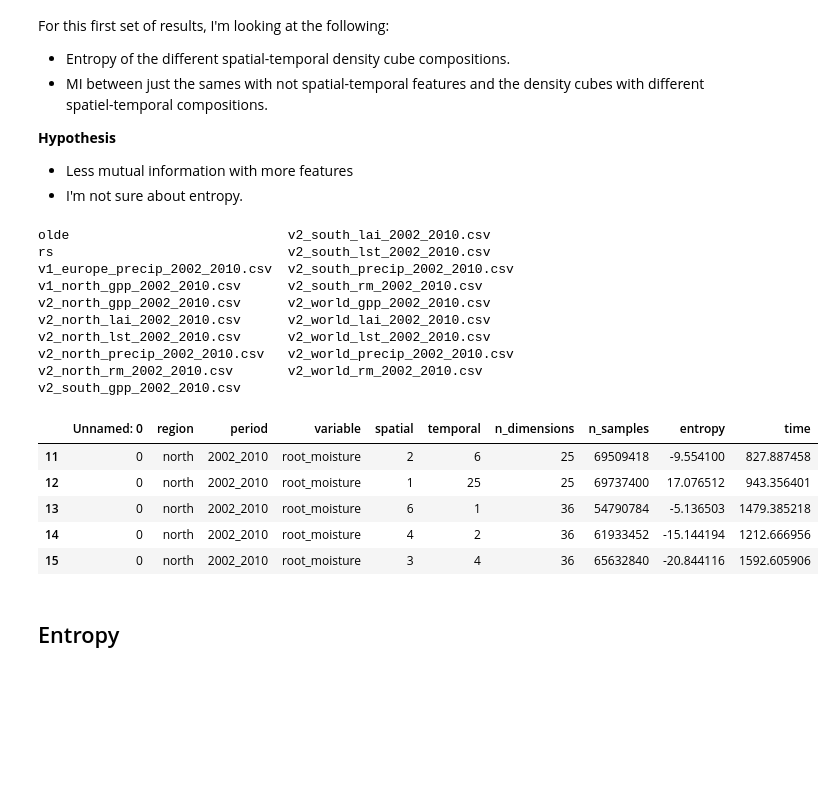
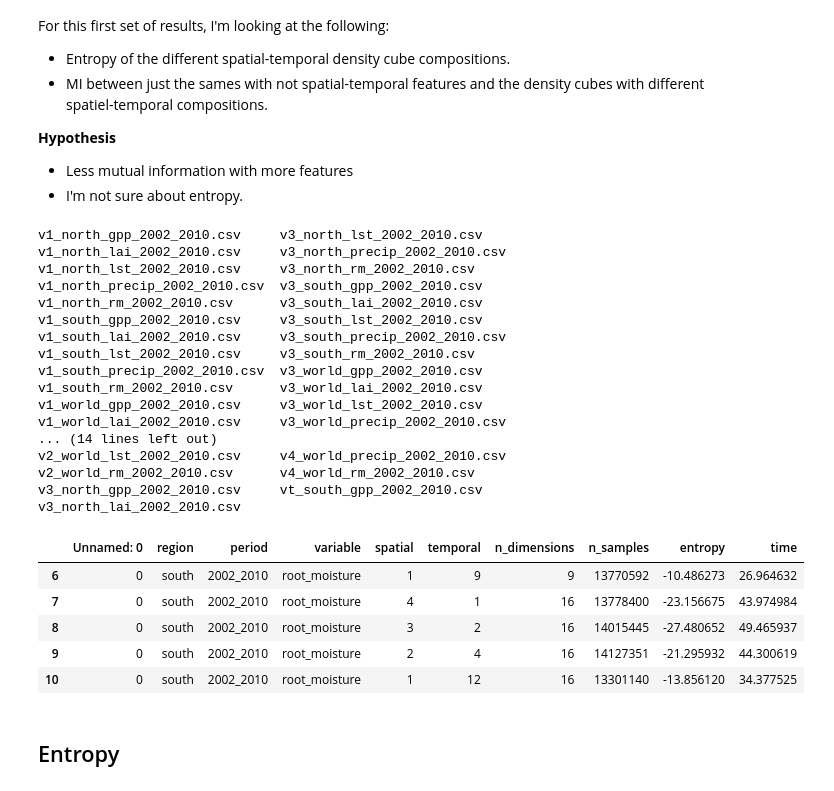
Before and after one commit to jejjohnson/rbig_eo, a Jupyter notebook: notebooks/spatial_temporal/4.1_infoearth_viz_entropy.ipynb, the cells around one changed output. Saved outputs shown, nothing was run; the diff lists cells and outputs as text; code cells hidden in the pictures; blank space fills up the shorter version.

```diff
--- a/notebooks/spatial_temporal/4.1_infoearth_viz_entropy.ipynb
+++ b/notebooks/spatial_temporal/4.1_infoearth_viz_entropy.ipynb
@@ -89,41 +89,48 @@ For this first set of results, I'm looking at the following:
 * Less mutual information with more features
 * I'm not sure about entropy.
 # %%
-RES_PATH = pathlib.Path(str(root)).joinpath("data/spa_temp/info_earth/entropy")
+RES_PATH = pathlib.Path(str(root)).joinpath("data/spa_temp/info_earth/entropy/rs")
 FIG_PATH = pathlib.Path(str(root)).joinpath("reports/figures/spa_temp/demos/infoearth/spain")
 # %%
 !ls $RES_PATH
 # %% [output]
-olde                            v2_south_lai_2002_2010.csv
-rs                              v2_south_lst_2002_2010.csv
-v1_europe_precip_2002_2010.csv  v2_south_precip_2002_2010.csv
-v1_north_gpp_2002_2010.csv      v2_south_rm_2002_2010.csv
-v2_north_gpp_2002_2010.csv      v2_world_gpp_2002_2010.csv
-v2_north_lai_2002_2010.csv      v2_world_lai_2002_2010.csv
-v2_north_lst_2002_2010.csv      v2_world_lst_2002_2010.csv
-v2_north_precip_2002_2010.csv   v2_world_precip_2002_2010.csv
-v2_north_rm_2002_2010.csv       v2_world_rm_2002_2010.csv
-v2_south_gpp_2002_2010.csv
+v1_north_gpp_2002_2010.csv     v3_north_lst_2002_2010.csv
+v1_north_lai_2002_2010.csv     v3_north_precip_2002_2010.csv
+v1_north_lst_2002_2010.csv     v3_north_rm_2002_2010.csv
+v1_north_precip_2002_2010.csv  v3_south_gpp_2002_2010.csv
+v1_north_rm_2002_2010.csv      v3_south_lai_2002_2010.csv
+v1_south_gpp_2002_2010.csv     v3_south_lst_2002_2010.csv
+v1_south_lai_2002_2010.csv     v3_south_precip_2002_2010.csv
+v1_south_lst_2002_2010.csv     v3_south_rm_2002_2010.csv
+v1_south_precip_2002_2010.csv  v3_world_gpp_2002_2010.csv
+v1_south_rm_2002_2010.csv      v3_world_lai_2002_2010.csv
+v1_world_gpp_2002_2010.csv     v3_world_lst_2002_2010.csv
+v1_world_lai_2002_2010.csv     v3_world_precip_2002_2010.csv
+... (14 lines left out)
+v2_world_lst_2002_2010.csv     v4_world_precip_2002_2010.csv
+v2_world_rm_2002_2010.csv      v4_world_rm_2002_2010.csv
+v3_north_gpp_2002_2010.csv     vt_south_gpp_2002_2010.csv
+v3_north_lai_2002_2010.csv
 # %%
 period = "2002_2010"
 variable = "rm"
 version = "v2"
 save_name = f"{variable}_{period}"
 
 # read csv file
 results_df = pd.concat([
     pd.read_csv(str(RES_PATH.joinpath(f'{version}_north_{save_name}.csv'))),
-#     pd.read_csv(str(RES_PATH.joinpath(f'v2_south_{save_name}.csv'))),
+    pd.read_csv(str(RES_PATH.joinpath(f'{version}_south_{save_name}.csv'))),
 ])
 results_df['n_dimensions'][results_df['n_dimensions'] == 46] = 49
 results_df.tail()
 # %% [output]
 |  | Unnamed: 0 | region | period | variable | spatial | temporal | n_dimensions | n_samples | entropy | time |
-| 11 | 0 | north | 2002_2010 | root_moisture | 2 | 6 | 25 | 69509418 | -9.554100 | 827.887458 |
-| 12 | 0 | north | 2002_2010 | root_moisture | 1 | 25 | 25 | 69737400 | 17.076512 | 943.356401 |
-| 13 | 0 | north | 2002_2010 | root_moisture | 6 | 1 | 36 | 54790784 | -5.136503 | 1479.385218 |
-| 14 | 0 | north | 2002_2010 | root_moisture | 4 | 2 | 36 | 61933452 | -15.144194 | 1212.666956 |
-| 15 | 0 | north | 2002_2010 | root_moisture | 3 | 4 | 36 | 65632840 | -20.844116 | 1592.605906 |
+| 6 | 0 | south | 2002_2010 | root_moisture | 1 | 9 | 9 | 13770592 | -10.486273 | 26.964632 |
+| 7 | 0 | south | 2002_2010 | root_moisture | 4 | 1 | 16 | 13778400 | -23.156675 | 43.974984 |
+| 8 | 0 | south | 2002_2010 | root_moisture | 3 | 2 | 16 | 14015445 | -27.480652 | 49.465937 |
+| 9 | 0 | south | 2002_2010 | root_moisture | 2 | 4 | 16 | 14127351 | -21.295932 | 44.300619 |
+| 10 | 0 | south | 2002_2010 | root_moisture | 1 | 12 | 16 | 13301140 | -13.856120 | 34.377525 |
 # %% [markdown]
 ## Entropy
 # %%
```
Also changed, not shown: parts of 1 cell of this notebook, 21 other files.
